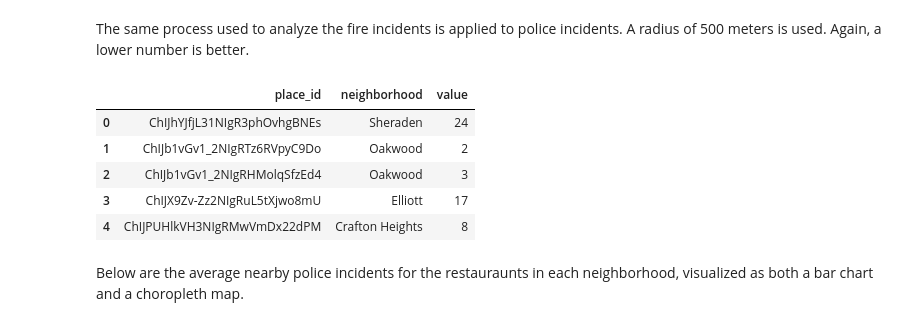
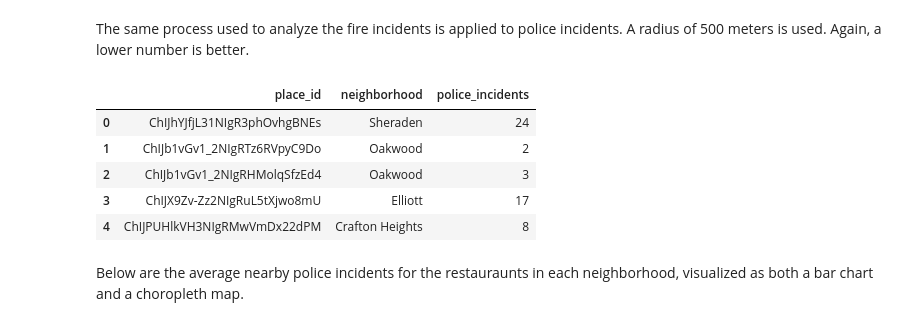
Before and after one commit to Bejofo/CMPINFO_0010_Final_Project, a Jupyter notebook: notebooks/Jason.ipynb, the cells around one changed output. Saved outputs shown, nothing was run; the diff lists cells and outputs as text; code cells hidden in the pictures.

```diff
--- a/notebooks/Jason.ipynb
+++ b/notebooks/Jason.ipynb
@@ -487,13 +485,13 @@ The same process used to analyze the fire incidents is applied to police inciden
 # %%
 import pandas
 
 RADIUS = 0.5
 
 output = get_nearby_incidents("../datasets/business_list/business_list.csv", "../datasets/police_incidents/assets/police_incidents.csv", RADIUS, "Y", "X")
-police_incidents = pandas.DataFrame(output, columns=["place_id", "neighborhood", "value"])
+police_incidents = pandas.DataFrame(output, columns=["place_id", "neighborhood", "police_incidents"])
 police_incidents.head()
 # %% [output]
-|  | place_id | neighborhood | value |
+|  | place_id | neighborhood | police_incidents |
 | 0 | ChIJhYJfjL31NIgR3phOvhgBNEs | Sheraden | 24 |
 | 1 | ChIJb1vGv1_2NIgRTz6RVpyC9Do | Oakwood | 2 |
 | 2 | ChIJb1vGv1_2NIgRHMolqSfzEd4 | Oakwood | 3 |
```
Also changed, not shown: parts of 12 cells of this notebook, 7 other files.
